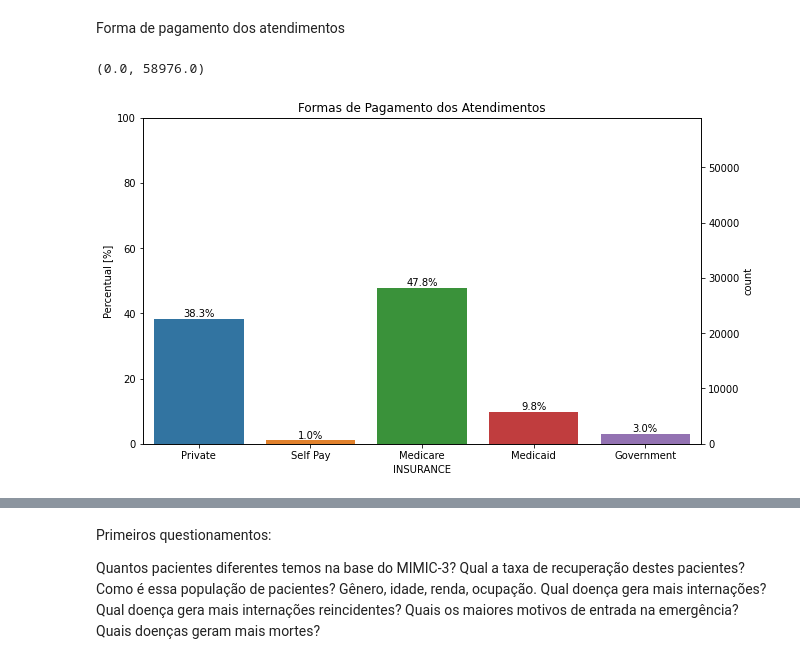
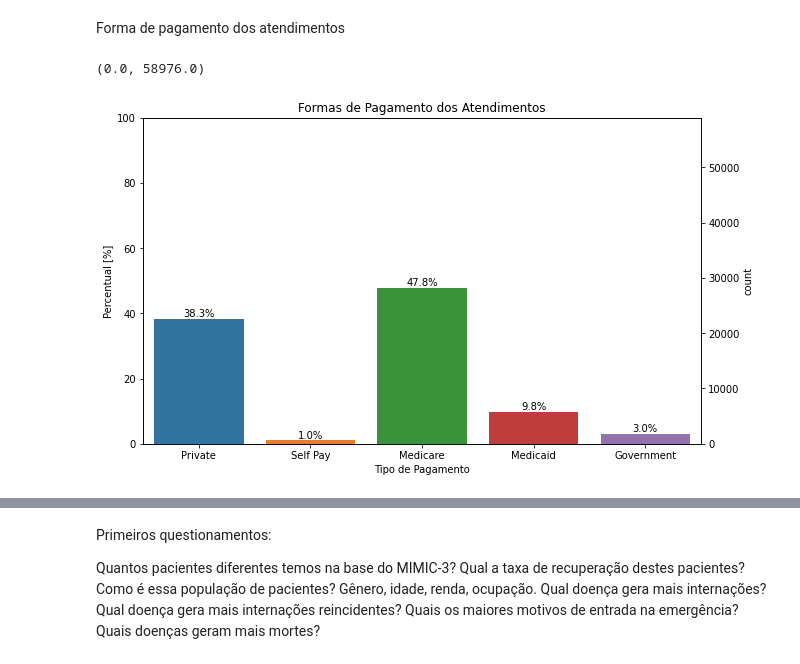
Before and after one commit to camila-cg/mimic-3, a Jupyter notebook: análise-exploratória.ipynb, the cells around one changed output, grey strips where cells are left out. Saved outputs shown, nothing was run; the diff lists cells and outputs as text; code cells hidden in the pictures.

```diff
--- a/análise-exploratória.ipynb
+++ b/análise-exploratória.ipynb
@@ -417,25 +418,26 @@ Forma de pagamento dos atendimentos
 # %%
 plt.figure(figsize=(10,6))
 ax = sns.countplot(x="INSURANCE", data=admissions_df, order=['Private', 'Self Pay', 'Medicare', 'Medicaid', 'Government'])
 
 ax2=ax.twinx()
 ax2.yaxis.tick_left()
 ax.yaxis.tick_right()
 ax.yaxis.set_label_position('right')
 ax2.yaxis.set_label_position('left')
 
 plt.title('Formas de Pagamento dos Atendimentos')
-plt.xlabel('Tipo de Pagamento')
 ax2.set_ylabel('Percentual [%]')
+ax.set_xlabel('Tipo de Pagamento')
+
 
 for p in ax.patches:
     x=p.get_bbox().get_points()[:,0]
     y=p.get_bbox().get_points()[1,1]
     ax.annotate('{:.1f}%'.format(100.*y/tam_admissions), (x.mean(), y),
             ha='center', va='bottom')
 
 ax2.set_ylim(0, 100)
 ax.set_ylim(0, tam_admissions)
 # %% [output]
 (0.0, 58976.0)
-[figure, old version]
+[figure, new version]
```
Also changed, not shown: parts of 20 cells of this notebook.
